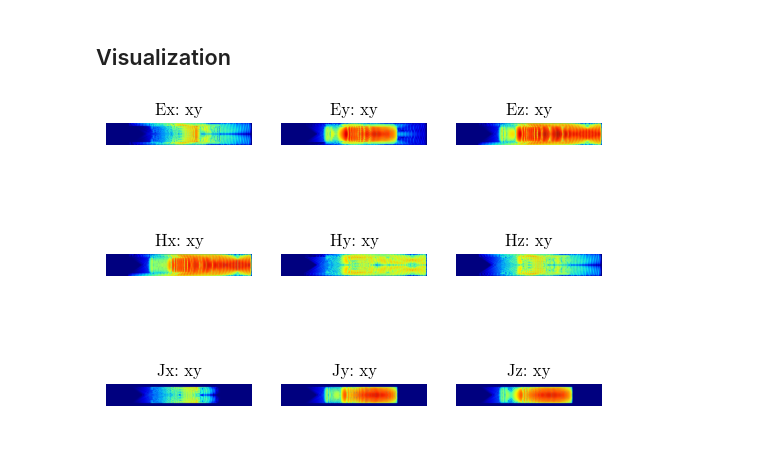
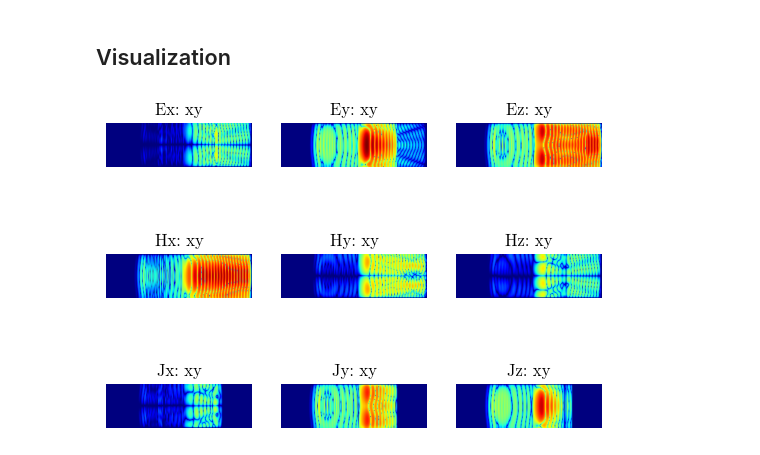
Before and after one commit to Pierre-Alexandre-Gourdain/fdtd, a Jupyter notebook: cutoff_test.ipynb, the cells around one changed output. Drawn from its saved outputs; the diff is of its cells as text; code cells hidden in the pictures.

```diff
--- a/cutoff_test.ipynb
+++ b/cutoff_test.ipynb
@@ -132,11 +133,10 @@ plt.rc('figure', titlesize=BIGGER_SIZE)  # fontsize of the figure title
 ## Constants
 # %%
 LIGHT_SPEED: float = 299_792_458.0  # [m/s] speed of light
-SCALE = 2
-q_e: float = -1.6e-19
-m_e:float = 9.0e-31
+SCALE = 1
+DENSITY = 1e19
 MAGNETIC_FIELD:float = 4.5
 FREQUENCY = 30e9
 WAVELENGTH = LIGHT_SPEED / FREQUENCY
-print(WAVELENGTH/1e-9)
+print(WAVELENGTH*1e3)
 # %% [output]
@@ -147,24 +147,32 @@ print(WAVELENGTH/1e-9)
 create FDTD Grid
 # %%
 grid = fdtd.Grid(
-    (0.75e-1, 5e-1, 1),
+    (0.75e-1, .25 , 1),
     grid_spacing=0.1 / (1.*SCALE) * WAVELENGTH,
     permittivity=1.0,
     permeability=1.0,
-    courant_number = .1,
+    courant_number = .05,
     plasma = True,
-    use_damping = True,
+    use_p_e = True,
 )
 # %%
 old_courant=grid.courant_number
 dt=grid.time_step
+n_e=bd.zeros(grid.E.shape)
+B_T=bd.zeros(grid.E.shape)
+B_T[:,:,:,0] += MAGNETIC_FIELD
 for j in range(4*grid.Ny//5):
-    grid.omega[:,j,0:1,0:3]=2*3.1416*FREQUENCY/.5*(1-j*1./(4*grid.Ny//5-1))
+    n_e[:,j,0:1,0:3]=2*3.1416*DENSITY*(1-j*1./(4*grid.Ny//5-1))
 for j in range(grid.Ny):
-    grid.OMEGA[:,j,0:1,0]=q_e*MAGNETIC_FIELD/m_e/(1+0.5*j*1./(grid.Ny-1))
+    B_T[:,j,0:1,0]=MAGNETIC_FIELD/(1+0.5*j*1./(grid.Ny-1))
+grid.n_e += n_e
+grid.B_T = B_T
+# grid.omega=bd.sqrt(q_e**2*n_e/(eps0*m_e))
+# grid.OMEGA=q_e*B_T/m_e
+
 print("Time step ",dt)
-dt=min(dt,5e-2/(bd.max(grid.OMEGA**2).item()**.5+1e-9))
-dt=min(dt,.1/(bd.max(grid.omega).item()+1e-9))
+# dt=min(dt,1e-3/(bd.max(grid.OMEGA**2).item()**.5+1e-9))
+dt=min(dt,.01/(bd.max(grid.omega).item()+1e-9))
 # grid.courant_number = 0.0079999999936
 cfln = dt
 cfln /= grid.grid_spacing / LIGHT_SPEED
@@ -174,6 +182,6 @@ if (cfln != grid.courant_number):
     grid.time_step = grid.courant_number * grid.grid_spacing / LIGHT_SPEED
 print("New Time_step ",grid.time_step)
 print("New Courant Number ",grid.courant_number)
-grid.damping_factor=max(bd.max(grid.omega).item()*1e-2,1e-6)
+grid.nu+=max(bd.max(grid.omega).item()*1e-5,1e-6)
 # %% [output]
 Time step  1.666666666666667e-13
@@ -210,43 +218,43 @@ objects
 # %% [markdown]
 ## Run simulation
 # %%
-grid.run(10000, progress_bar=True)
+grid.run(1e-9, progress_bar=True)
 # %% [markdown]
 ## Visualization
 # %%
 fig, axes = plt.subplots(3, 3, squeeze=False)
 titles = ["Ex: xy", "Ey: xy", "Ez: xy", "Hx: xy", "Hy: xy", "Hz: xy", "Jx: xy", "Jy: xy", "Jz: xy"]
-log_bias=1e-10
+log_bias=1e-8
 fields = bd.stack(
     [
         bd.log(grid.E[:, :, 0, 0]**2+log_bias)/2./log(10.),
         bd.log(grid.E[:, :, 0, 1]**2+log_bias)/2./log(10.),
         bd.log(grid.E[:, :, 0, 2]**2+log_bias)/2./log(10.),
         bd.log(grid.H[:, :, 0, 0]**2+log_bias)/2./log(10.),
         bd.log(grid.H[:, :, 0, 1]**2+log_bias)/2./log(10.),
         bd.log(grid.H[:, :, 0, 2]**2+log_bias)/2./log(10.),
         bd.log(grid.J[:, :, 0, 0]**2+log_bias)/2./log(10.),
         bd.log(grid.J[:, :, 0, 1]**2+log_bias)/2./log(10.),
         bd.log(grid.J[:, :, 0, 2]**2+log_bias)/2./log(10.),
     ]
 )
 
 mini = fields.min().item()
 maxi = fields.max().item()
 
 for ax, field, title in zip(axes.ravel(), fields, titles):
     ax.set_axis_off()
     ax.set_title(title)
     ax.imshow(bd.numpy(field), vmin=mini, vmax=maxi, cmap="jet")
 
 plt.savefig("array.png",
                bbox_inches='tight',
                transparent=True,
                pad_inches=0)
 
 plt.show()
 # %% [output]
-[figure, old version]
+[figure, new version]
 # %%
 plt.figure()
 grid.visualize(cmap="Blues",z=0,save=True,folder="./")
```
Also changed, not shown: parts of 5 cells of this notebook, 4 other files.
